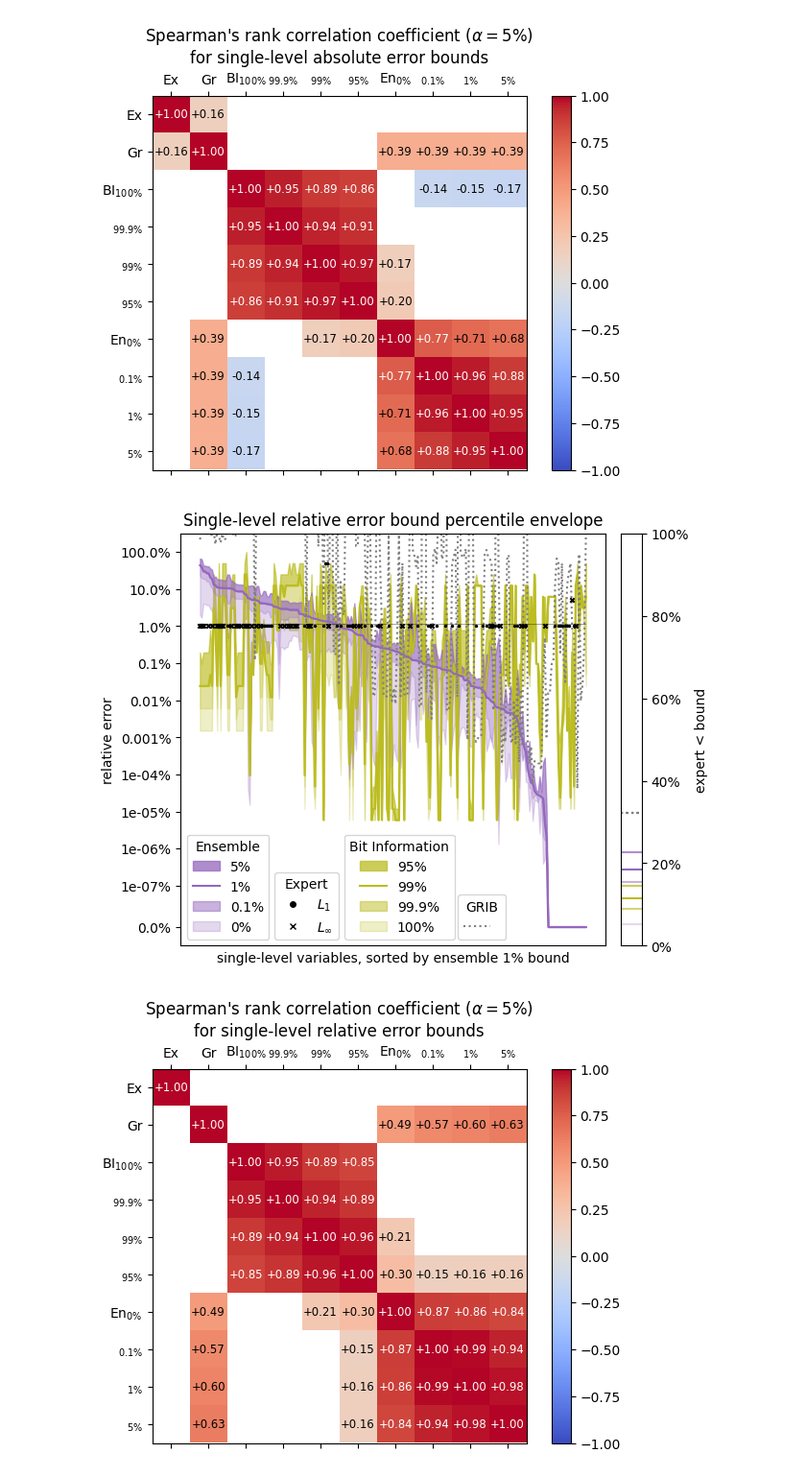
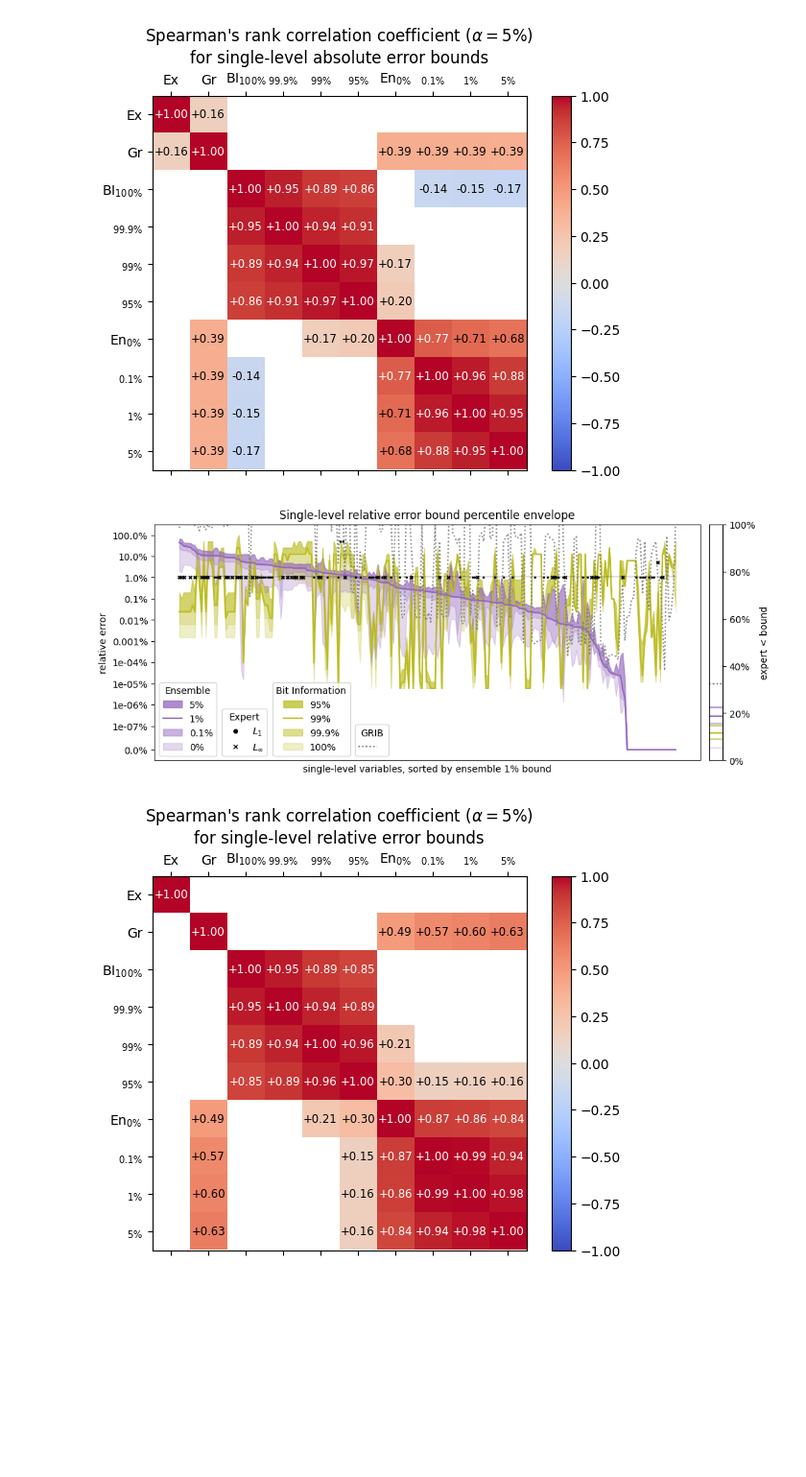
Before and after one commit to juntyr/era5-ensemble-compression-tolerance, a Jupyter notebook: quantile-plots.ipynb, the cells around one changed output. Shown at 96% size. Cells and saved outputs as stored; diff of their text form; code cells hidden in the pictures; blank space fills up the shorter version.

```diff
--- a/quantile-plots.ipynb
+++ b/quantile-plots.ipynb
@@ -330,7 +326,12 @@ for key, single_range_of_key in single_range.items():
     )
 # %%
 fig, (ax, axr) = plt.subplots(
-    1, 2, width_ratios=[20, 1], gridspec_kw={"wspace": 0.05}, layout="constrained"
+    1,
+    2,
+    figsize=(10, 4),
+    width_ratios=[40, 1],
+    gridspec_kw={"wspace": 0.025},
+    layout="constrained",
 )
 
 ax.set_title("Single-level absolute error bound percentile envelope")
@@ -631,7 +632,7 @@ l2 = ax.legend(
     ],
     ncol=1,
     loc="lower left",
-    bbox_to_anchor=(0.205, 0, 1, 1),
+    bbox_to_anchor=(0.115, 0, 1, 1),
     title="Expert",
 )
 l3 = ax.legend(
@@ -643,7 +644,7 @@ l3 = ax.legend(
     ],
     ncol=1,
     loc="lower left",
-    bbox_to_anchor=(0.37, 0, 1, 1),
+    bbox_to_anchor=(0.2075, 0, 1, 1),
     title="Bit Information",
 )
 ax.legend(
@@ -652,7 +653,7 @@ ax.legend(
     ],
     ncol=1,
     loc="lower left",
-    bbox_to_anchor=(0.6375, 0, 1, 1),
+    bbox_to_anchor=(0.3585, 0, 1, 1),
     title="GRIB",
 )
 ax.add_artist(l1)
@@ -811,7 +812,12 @@ fig.savefig(plots / "single-absolute-rank.pdf")
 [figure]
 # %%
 fig, (ax, axr) = plt.subplots(
-    1, 2, width_ratios=[20, 1], gridspec_kw={"wspace": 0.05}, layout="constrained"
+    1,
+    2,
+    figsize=(10, 4),
+    width_ratios=[40, 1],
+    gridspec_kw={"wspace": 0.025},
+    layout="constrained",
 )
 
 ax.set_title("Single-level relative error bound percentile envelope")
@@ -965,7 +971,7 @@ l2 = ax.legend(
     ],
     ncol=1,
     loc="lower left",
-    bbox_to_anchor=(0.205, 0, 1, 1),
+    bbox_to_anchor=(0.115, 0, 1, 1),
     title="Expert",
 )
 l3 = ax.legend(
@@ -977,7 +983,7 @@ l3 = ax.legend(
     ],
     ncol=1,
     loc="lower left",
-    bbox_to_anchor=(0.37, 0, 1, 1),
+    bbox_to_anchor=(0.2075, 0, 1, 1),
     title="Bit Information",
 )
 ax.legend(
@@ -986,7 +992,7 @@ ax.legend(
     ],
     ncol=1,
     loc="lower left",
-    bbox_to_anchor=(0.6375, 0, 1, 1),
+    bbox_to_anchor=(0.3585, 0, 1, 1),
     title="GRIB",
 )
 ax.add_artist(l1)
@@ -1014,34 +1020,34 @@ axr.set_ylim(0, 1)
 
 for i, p in enumerate(single_ensemble["u10"].percentile):
     count = 0
     for v, single_expert_v in single_expert.items():
         count += single_expert_v.relative_value < single_ensemble[v].relative[i]
     axr.axhline(
         count / len(single_expert), c="tab:purple", alpha=[0.25, 0.5, 1.0, 0.75][i]
     )
 
 for i, p in enumerate(single_ensemble["u10"].percentile):
     count = 0
     for v, single_expert_v in single_expert.items():
         count += single_expert_v.relative_value < single_bit_information[v].relative[i]
     axr.axhline(
         count / len(single_expert), c="tab:olive", alpha=[0.25, 0.5, 1.0, 0.75][i]
     )
 
 for i, p in enumerate(single_ensemble["u10"].percentile):
     count = 0
     for v, single_expert_v in single_expert.items():
         count += single_expert_v.relative_value < (
             single_grib[v]
             * (single_range[v].max - single_range[v].min)
             / single_range[v].min_abs
         )
     axr.axhline(count / len(single_expert), c="tab:gray", ls=":")
 
 plt.show()
 fig.savefig(plots / "single-relative.pdf")
 # %% [output]
-[figure, old version]
+[figure, new version]
 # %%
 observations = (
     [expert_ys]
```
Also changed, not shown: parts of 2 cells of this notebook.
